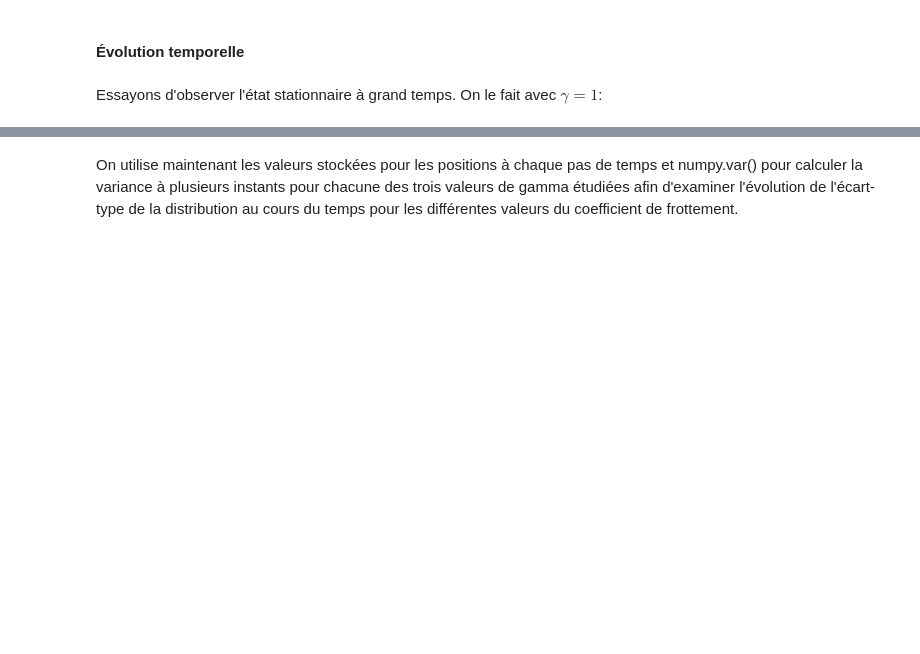
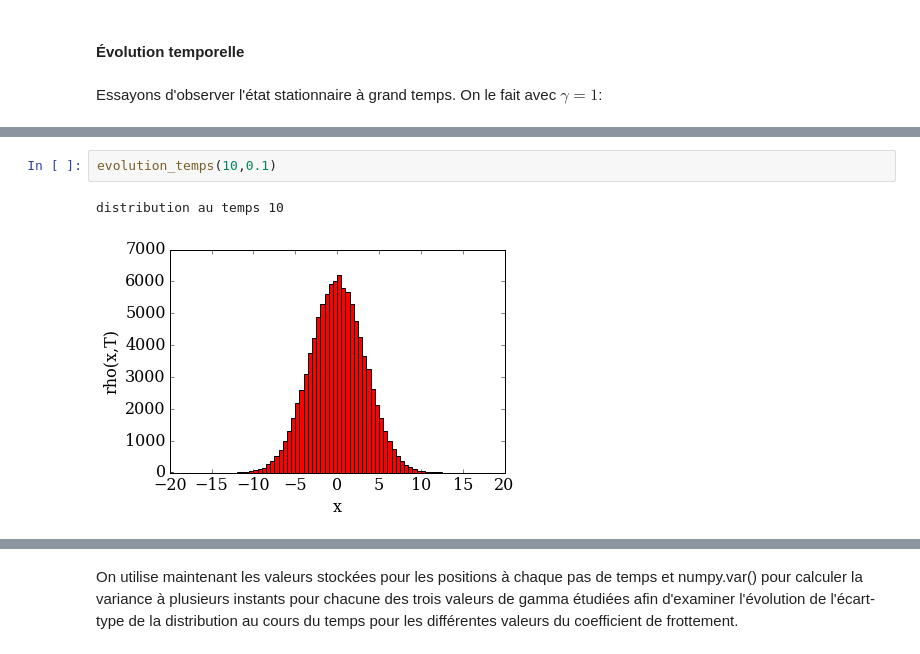
Before and after one commit to be-rays/Module6_MonteCarlo, a Jupyter notebook: Monte-Carlo.ipynb, the cells around one changed output, grey strips where cells are left out. Drawn from its saved outputs; the diff is of its cells as text; blank space fills up the shorter version.

```diff
--- a/Monte-Carlo.ipynb
+++ b/Monte-Carlo.ipynb
@@ -445,3 +462,8 @@ evolution_temps(0,0.01)
+# %%
+evolution_temps(10,0.1)
+# %% [output]
+distribution au temps 10
+[figure, added]
 # %%
 evolution_temps(100,0.1)
 # %% [output]
```
Also changed, not shown: parts of 46 cells of this notebook.
